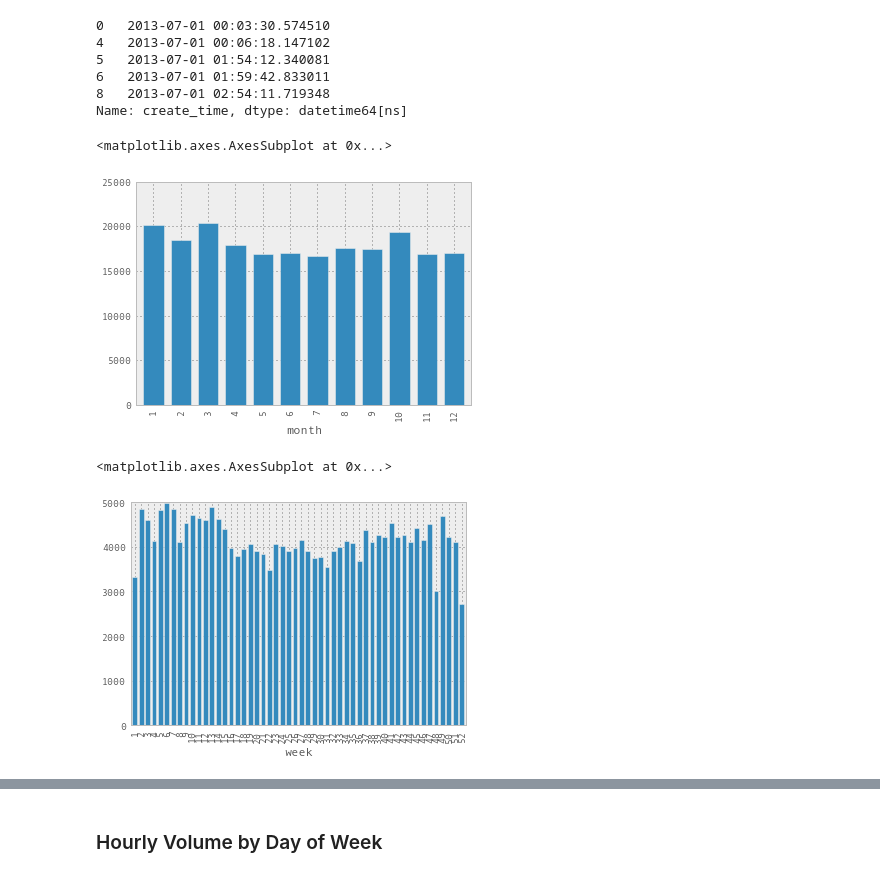
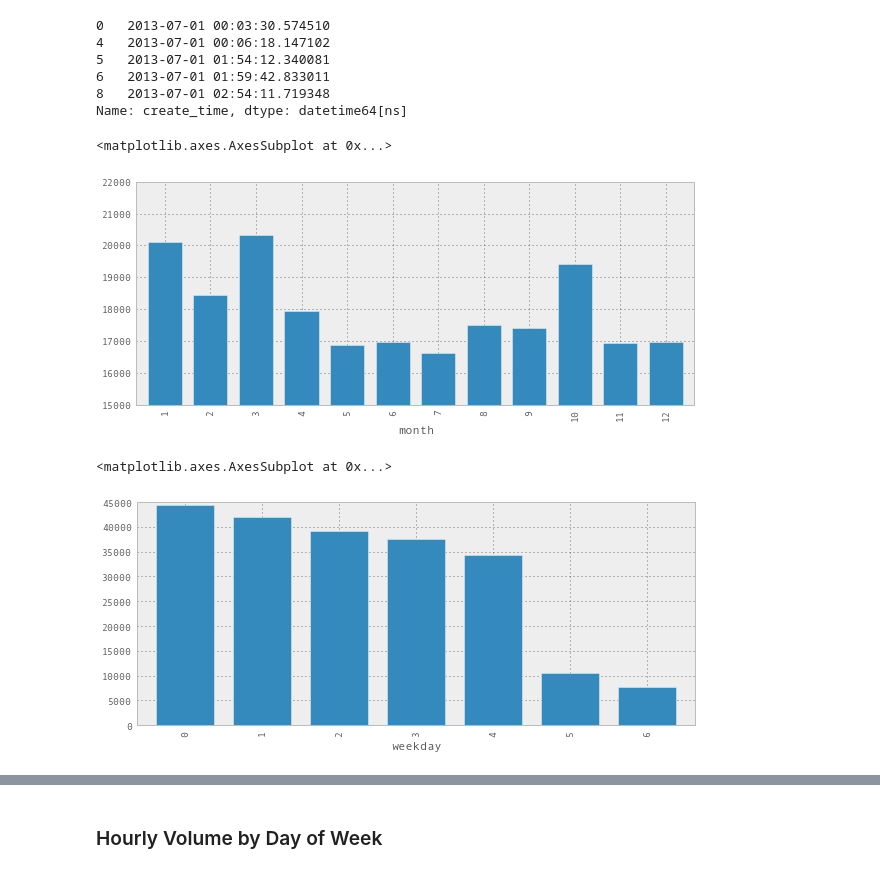
Before and after one commit to SDRDLAnalysts/pdp-data-projects, a Jupyter notebook: 211sandiego.org/servicecalls/analysts/gonzalo.ipynb, the cells around one changed output, grey strips where cells are left out. Cells and saved outputs as stored; diff of their text form; code cells hidden in the pictures.

```diff
--- a/211sandiego.org/servicecalls/analysts/gonzalo.ipynb
+++ b/211sandiego.org/servicecalls/analysts/gonzalo.ipynb
@@ -257,12 +257,12 @@ call_volume_per_month = df.groupby(['month']).size()
 df["hour"] = df.create_time.apply(lambda d : d.hour)
 call_volume_per_hour = df.groupby(['hour']).size()
 # %%
-call_volume_per_month.plot(kind='bar')
+call_volume_per_month.plot(kind='bar', ylim=(15000,22000),figsize=(10, 4))
 # %% [output]
 <matplotlib.axes.AxesSubplot at 0x...>
-[figure, old version]
+[figure, new version]
 # %%
-call_volume_per_week.plot(kind='bar')
+call_volume_per_weekday.plot(kind='bar',figsize=(10, 4))
 # %% [output]
 <matplotlib.axes.AxesSubplot at 0x...>
-[figure, old version]
+[figure, new version]
```
Also changed, not shown: parts of 9 cells of this notebook.
